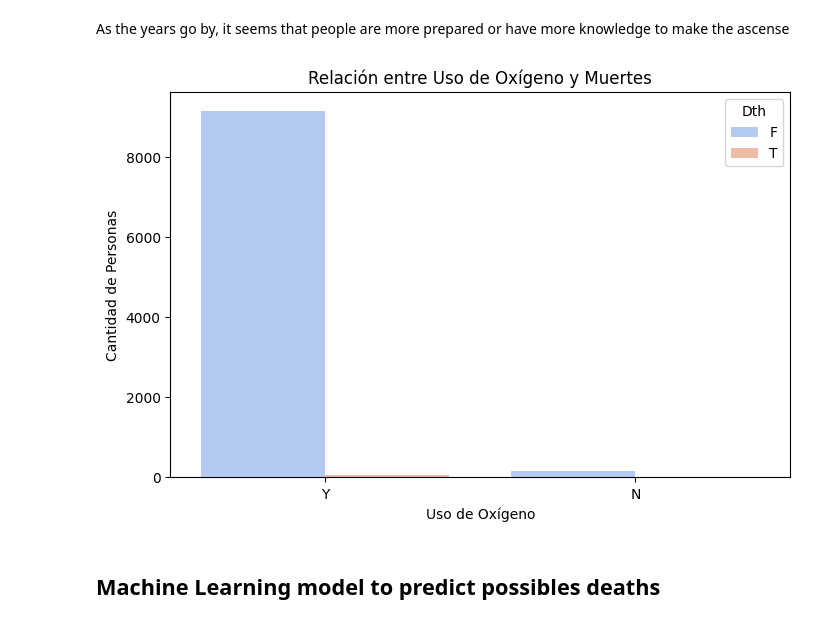
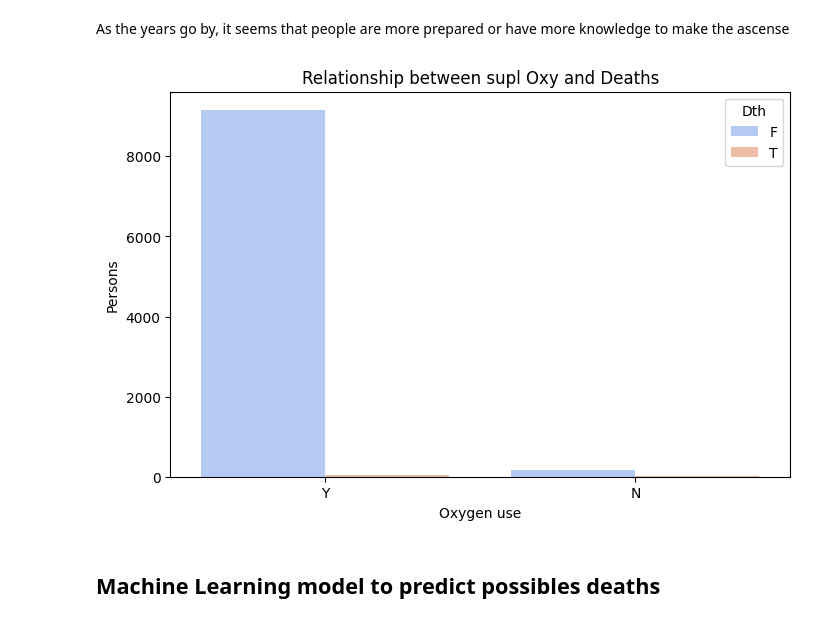
Before and after one commit to Colo07/MtEverestAscentAnalysis, a Jupyter notebook: EverestAscent.ipynb, the cells around one changed output. Drawn from its saved outputs; the diff is of its cells as text; code cells hidden in the pictures.

```diff
--- a/EverestAscent.ipynb
+++ b/EverestAscent.ipynb
@@ -333,14 +333,14 @@ As the years go by, it seems that people are more prepared or have more knowledg
 # %%
 plt.figure(figsize=(8,5))
 sns.countplot(data=df, x='Oxy', hue='Dth', palette='coolwarm')
 
-plt.xlabel("Uso de Oxígeno")
-plt.ylabel("Cantidad de Personas")
-plt.title("Relación entre Uso de Oxígeno y Muertes")
+plt.xlabel("Oxygen use")
+plt.ylabel("Persons")
+plt.title("Relationship between supl Oxy and Deaths")
 
 plt.show()
 # %% [output]
-[figure, old version]
+[figure, new version]
 # %% [markdown]
 ## Machine Learning model to predict possibles deaths
 # %%
```
Also changed, not shown: parts of 10 cells of this notebook.
